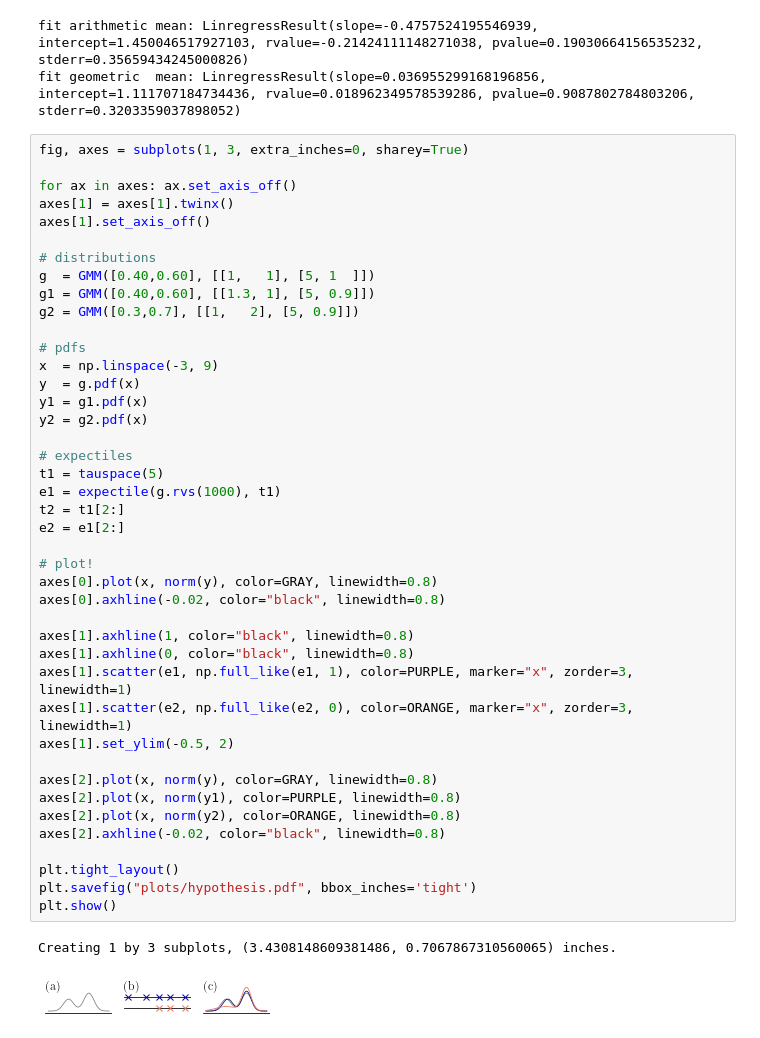
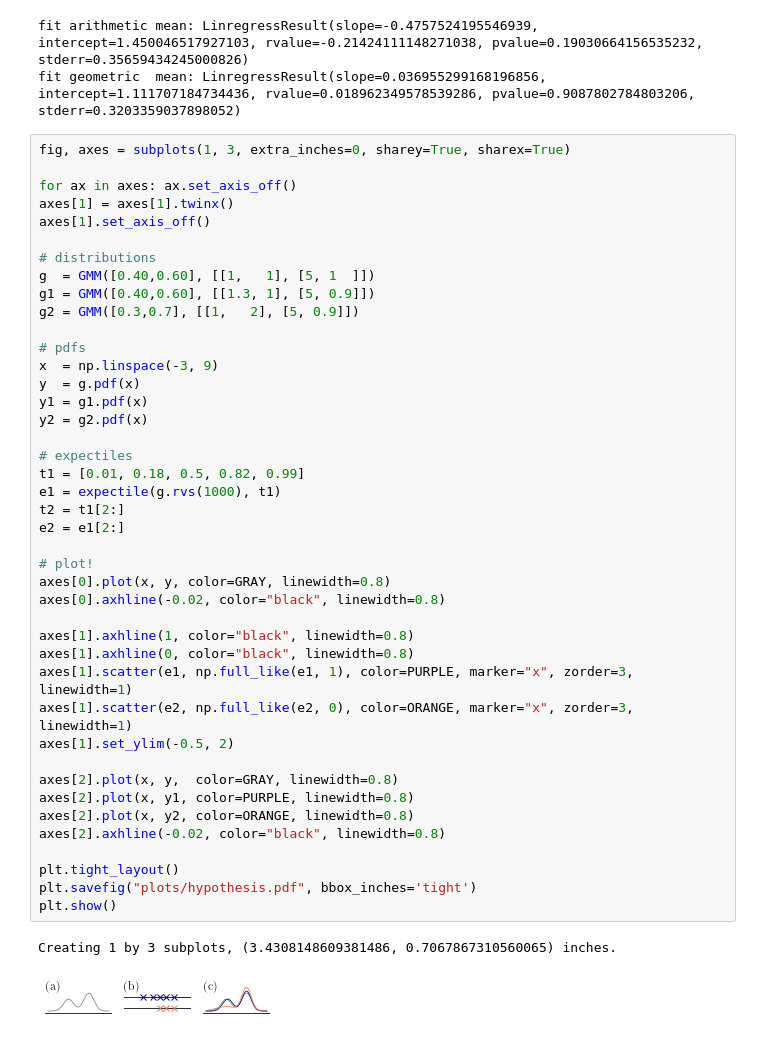
Before and after one commit to matomatical/neuRL, a Jupyter notebook: Figures-Report.ipynb, the cells around one changed output. Drawn from its saved outputs; the diff is of its cells as text.

```diff
--- a/Figures-Report.ipynb
+++ b/Figures-Report.ipynb
@@ -445,7 +445,7 @@ Creating 1 by 1 subplots, (3.930814860938149, 2.4293771875429675) inches.
 fit arithmetic mean: LinregressResult(slope=-0.4757524195546939, intercept=1.450046517927103, rvalue=-0.21424111148271038, pvalue=0.19030664156535232, stderr=0.35659434245000826)
 fit geometric  mean: LinregressResult(slope=0.036955299168196856, intercept=1.111707184734436, rvalue=0.018962349578539286, pvalue=0.9087802784803206, stderr=0.3203359037898052)
 # %%
-fig, axes = subplots(1, 3, extra_inches=0, sharey=True)
+fig, axes = subplots(1, 3, extra_inches=0, sharey=True, sharex=True)
 
 for ax in axes: ax.set_axis_off()
 axes[1] = axes[1].twinx()
@@ -456,36 +456,36 @@ g  = GMM([0.40,0.60], [[1,   1], [5, 1  ]])
 g1 = GMM([0.40,0.60], [[1.3, 1], [5, 0.9]])
 g2 = GMM([0.3,0.7], [[1,   2], [5, 0.9]])
 
 # pdfs
 x  = np.linspace(-3, 9)
 y  = g.pdf(x)
 y1 = g1.pdf(x)
 y2 = g2.pdf(x)
 
 # expectiles
-t1 = tauspace(5)
+t1 = [0.01, 0.18, 0.5, 0.82, 0.99]
 e1 = expectile(g.rvs(1000), t1)
 t2 = t1[2:]
 e2 = e1[2:]
 
 # plot!
-axes[0].plot(x, norm(y), color=GRAY, linewidth=0.8)
+axes[0].plot(x, y, color=GRAY, linewidth=0.8)
 axes[0].axhline(-0.02, color="black", linewidth=0.8)
 
 axes[1].axhline(1, color="black", linewidth=0.8)
 axes[1].axhline(0, color="black", linewidth=0.8)
 axes[1].scatter(e1, np.full_like(e1, 1), color=PURPLE, marker="x", zorder=3, linewidth=1)
 axes[1].scatter(e2, np.full_like(e2, 0), color=ORANGE, marker="x", zorder=3, linewidth=1)
 axes[1].set_ylim(-0.5, 2)
 
-axes[2].plot(x, norm(y), color=GRAY, linewidth=0.8)
-axes[2].plot(x, norm(y1), color=PURPLE, linewidth=0.8)
-axes[2].plot(x, norm(y2), color=ORANGE, linewidth=0.8)
+axes[2].plot(x, y,  color=GRAY, linewidth=0.8)
+axes[2].plot(x, y1, color=PURPLE, linewidth=0.8)
+axes[2].plot(x, y2, color=ORANGE, linewidth=0.8)
 axes[2].axhline(-0.02, color="black", linewidth=0.8)
 
 plt.tight_layout()
 plt.savefig("plots/hypothesis.pdf", bbox_inches='tight')
 plt.show()
 # %% [output]
 Creating 1 by 3 subplots, (3.4308148609381486, 0.7067867310560065) inches.
-[figure, old version]
+[figure, new version]
```
Also changed, not shown: 1 other file.
